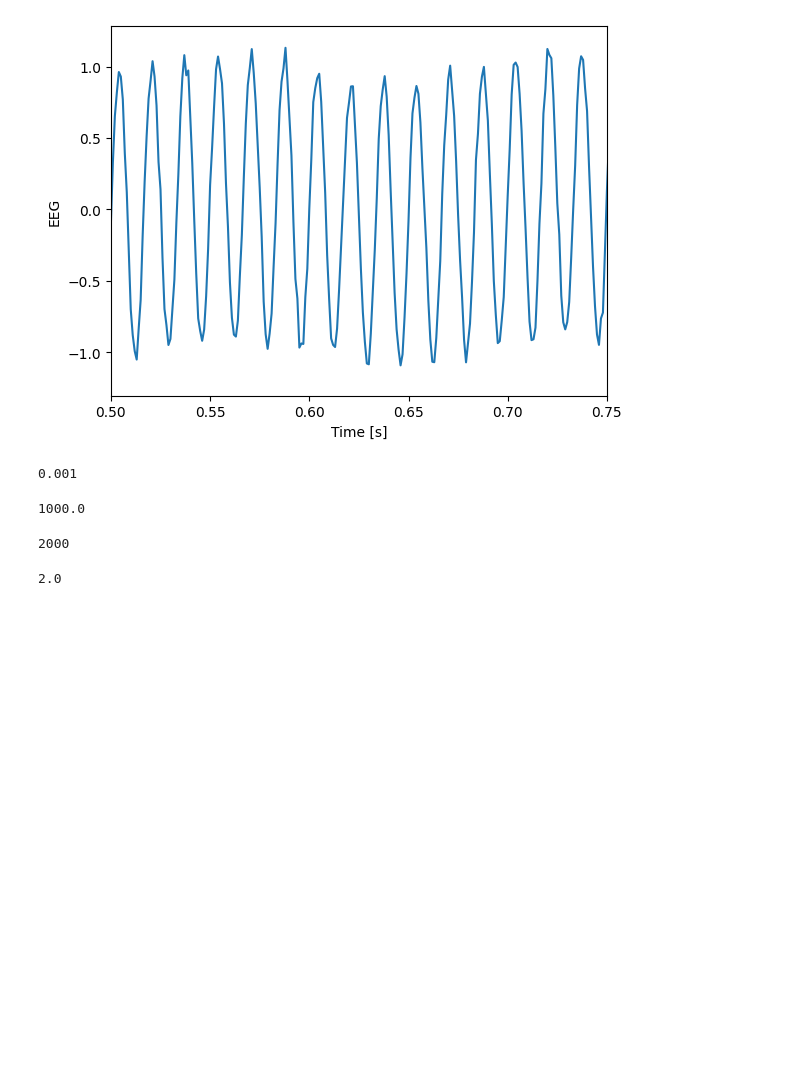
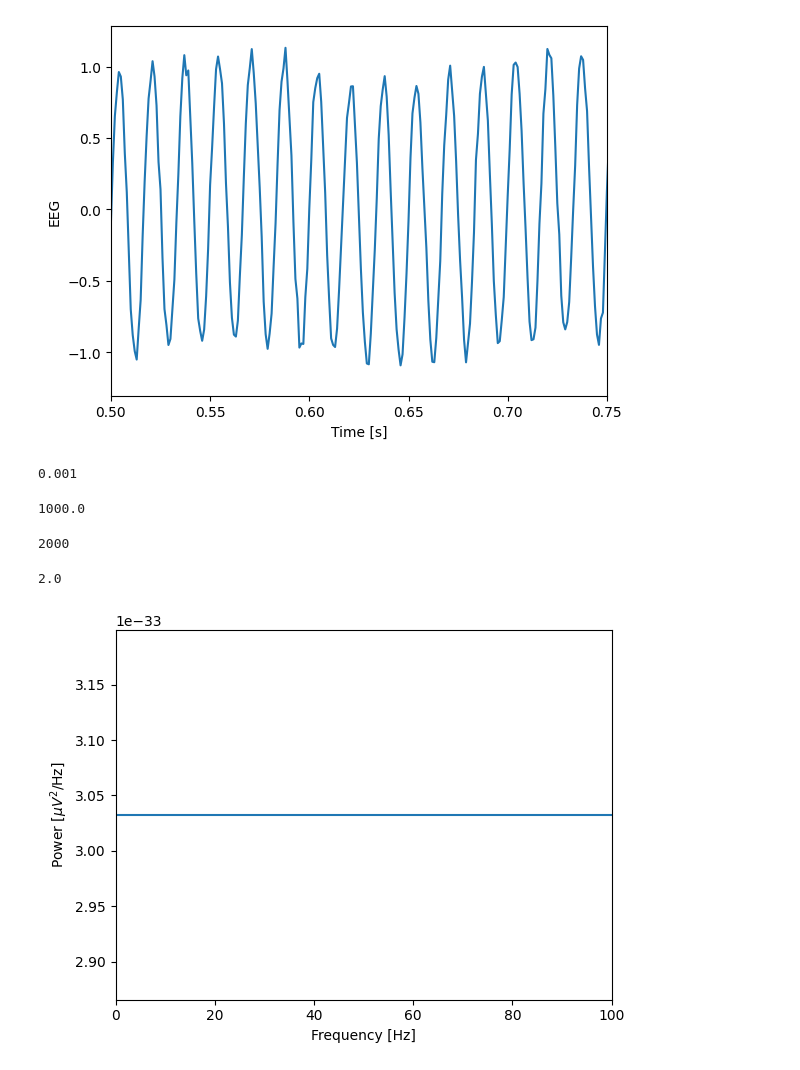
Before and after one commit to witchofizalith/MA665_HW, a Jupyter notebook: Topic6_PS/Power-spectrum-for-class-Part1.ipynb, the cells around one changed output. Saved outputs shown, nothing was run; the diff lists cells and outputs as text; code cells hidden in the pictures; blank space fills up the shorter version.

```diff
--- a/Topic6_PS/Power-spectrum-for-class-Part1.ipynb
+++ b/Topic6_PS/Power-spectrum-for-class-Part1.ipynb
@@ -50,28 +50,30 @@ print(T)
 # %%
 # Compute the spectrum "by hand".
 
 # Q. What is the Nyquist frequency and frequency resolution?
 fNQ = f0/2
 df  = 1/T
 
 # Q. What is the frequency axis?
 fj  = np.arange(0,fNQ,df)
 
 # Then, compute the Fourier transform "by hand".
 x = EEG
 X = np.ndarray(np.size(fj), complex);
 for j in range( np.size(fj) ):
-    X[j] = np.sum(x * [???])
+    X[j] = np.sum(x * np.exp(-2 * np.pi * 1j * fj[j] * T)) #1j is the square root of -1; replaces i in our Xj formula
 
 # And the spectrum,
 
-Sxx = [???]
+Sxx = 2*dt**2/T * X * np.conj(X) #Sxx at frequency index j
 
 # Plot it,
 
-plot(fj, Sxx.real)
+plt.plot(fj, Sxx.real)
 plt.xlim([0, 100])                          # Select frequency range
 plt.xlabel('Frequency [Hz]')                # Label the axes
 plt.ylabel('Power [$\mu V^2$/Hz]');
+# %% [output]
+[figure, added]
 # %%
 # Compute the power spectrum using the FFT function.
```
Also changed, not shown: parts of 3 cells of this notebook, 1 other file.
